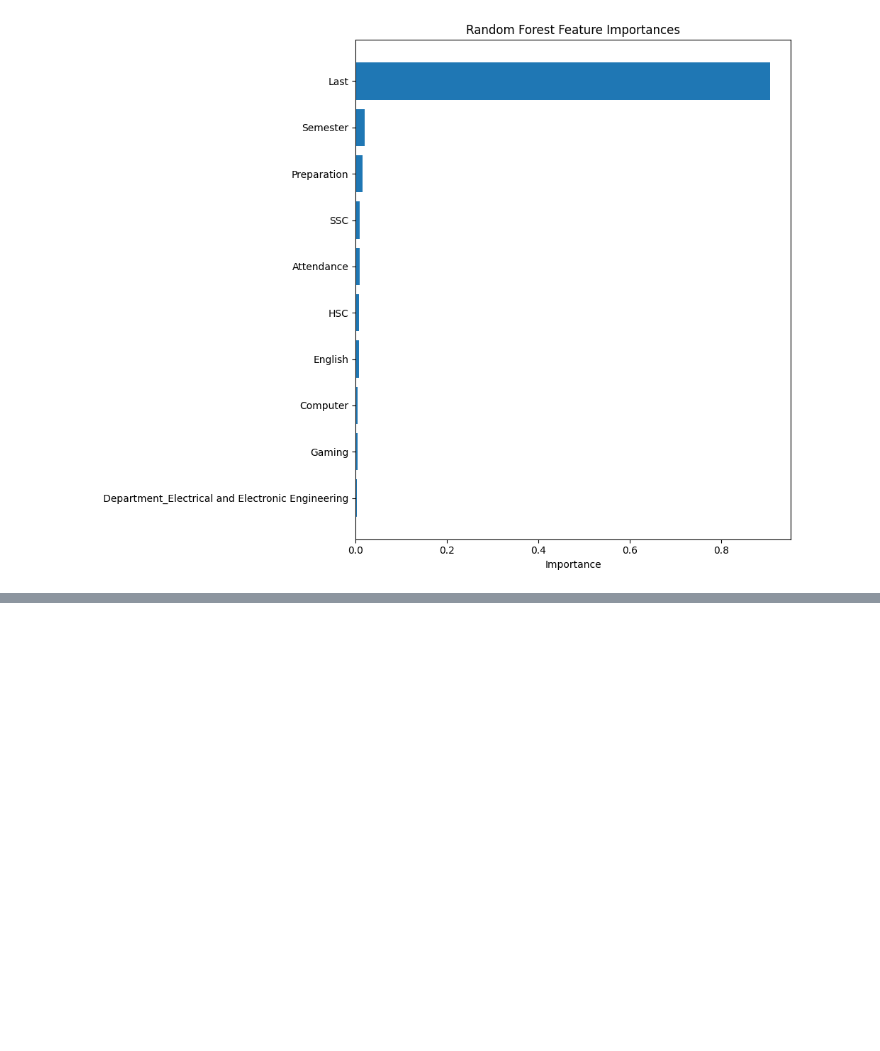
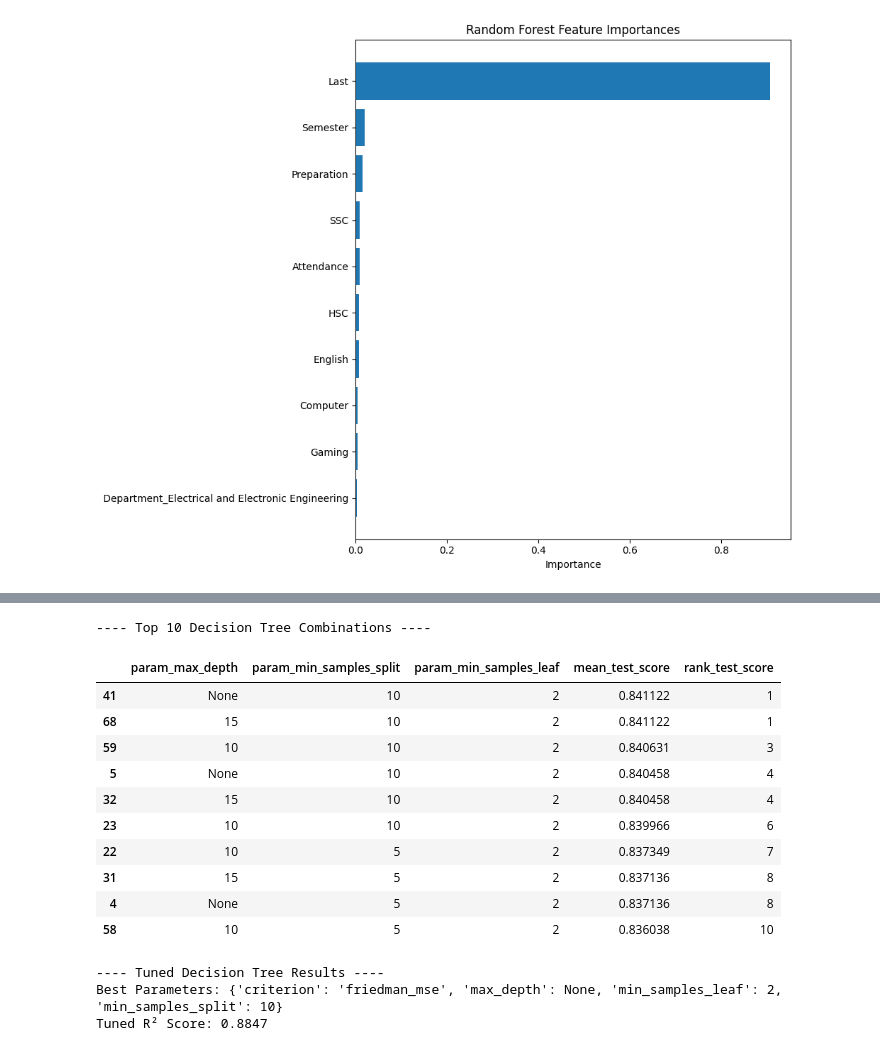
Before and after one commit to leyas-official/CS461_Project, a Jupyter notebook: preprocessing.ipynb, the cells around one changed output, grey strips where cells are left out. Drawn from its saved outputs; the diff is of its cells as text; code cells hidden in the pictures; blank space fills up the shorter version.

Commit message:
hyper parameters tuning.

```diff
--- a/preprocessing.ipynb
+++ b/preprocessing.ipynb
@@ -306,0 +345,47 @@ plt.show()
+# %%
+# 1. Define the model
+dt = DecisionTreeRegressor(random_state=42)
+
+# 2. Define the grid (Search space)
+param_grid_dt = {
+    'max_depth': [None, 5, 10, 15],
+    'min_samples_split': [2, 5, 10],
+    'min_samples_leaf': [1, 2, 4],
+    'criterion': ['squared_error', 'friedman_mse']
+}
+
+# 3. Setup Grid Search
+grid_dt = GridSearchCV(estimator=dt, param_grid=param_grid_dt, cv=5, scoring='r2', n_jobs=-1)
+
+# 4. Train
+grid_dt.fit(X_train, y_train)
+
+# 5. Show all combinations (Top 10 for brevity)
+results_dt = pd.DataFrame(grid_dt.cv_results_)
+full_results_dt = results_dt[['param_max_depth', 'param_min_samples_split', 'param_min_samples_leaf', 'mean_test_score', 'rank_test_score']]
+print("---- Top 10 Decision Tree Combinations ----")
+display(full_results_dt.sort_values(by='rank_test_score').head(10))
+
+# 6. Final Performance
+best_dt = grid_dt.best_estimator_
+y_pred_tuned_dt = best_dt.predict(X_test)
+
+print("\n---- Tuned Decision Tree Results ----")
+print(f"Best Parameters: {grid_dt.best_params_}")
+print(f"Tuned R² Score: {r2_score(y_test, y_pred_tuned_dt):.4f}")
+# %% [output]
+---- Top 10 Decision Tree Combinations ----
+|  | param_max_depth | param_min_samples_split | param_min_samples_leaf | mean_test_score | rank_test_score |
+| 41 | None | 10 | 2 | 0.841122 | 1 |
+| 68 | 15 | 10 | 2 | 0.841122 | 1 |
+| 59 | 10 | 10 | 2 | 0.840631 | 3 |
+| 5 | None | 10 | 2 | 0.840458 | 4 |
+| 32 | 15 | 10 | 2 | 0.840458 | 4 |
+| 23 | 10 | 10 | 2 | 0.839966 | 6 |
+| 22 | 10 | 5 | 2 | 0.837349 | 7 |
+| 31 | 15 | 5 | 2 | 0.837136 | 8 |
+| 4 | None | 5 | 2 | 0.837136 | 8 |
+| 58 | 10 | 5 | 2 | 0.836038 | 10 |
+---- Tuned Decision Tree Results ----
+Best Parameters: {'criterion': 'friedman_mse', 'max_depth': None, 'min_samples_leaf': 2, 'min_samples_split': 10}
+Tuned R² Score: 0.8847
```
Also changed, not shown: parts of 9 cells of this notebook.
